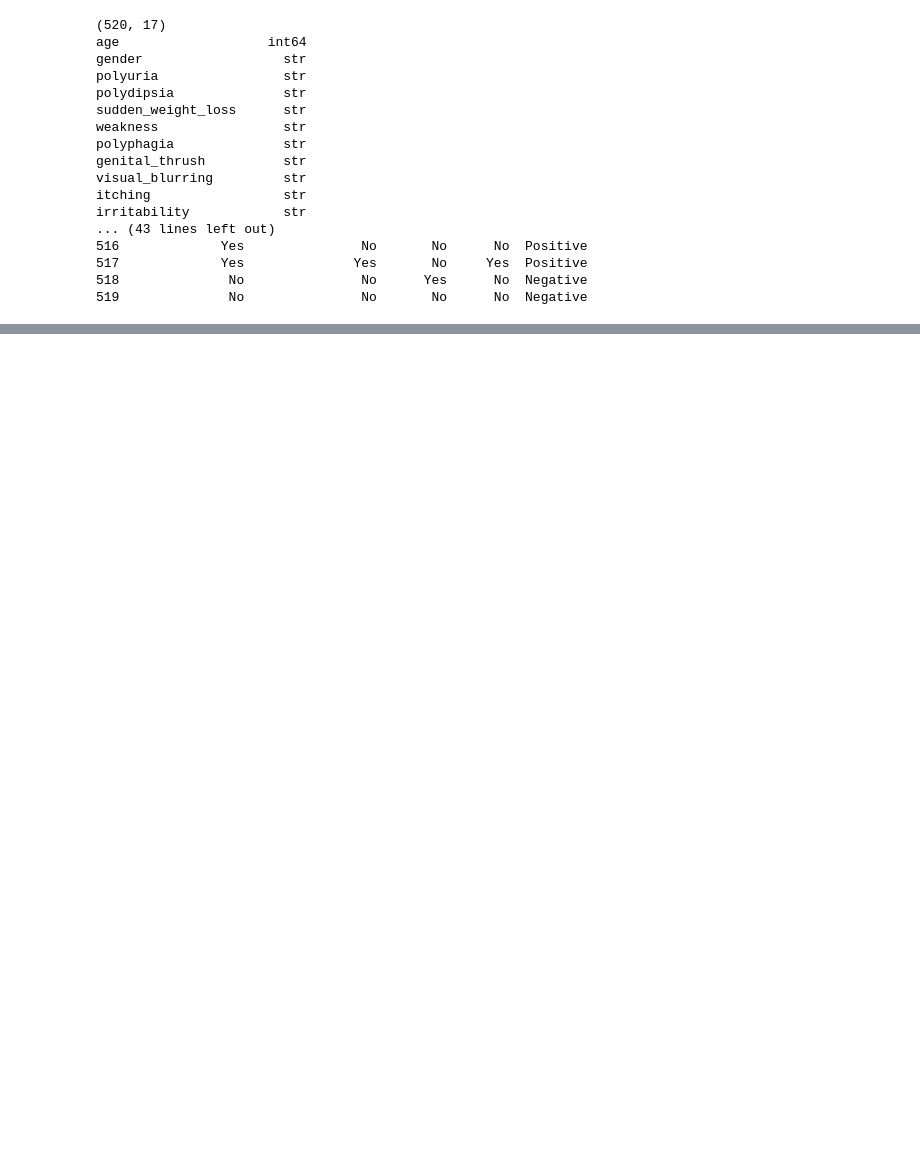
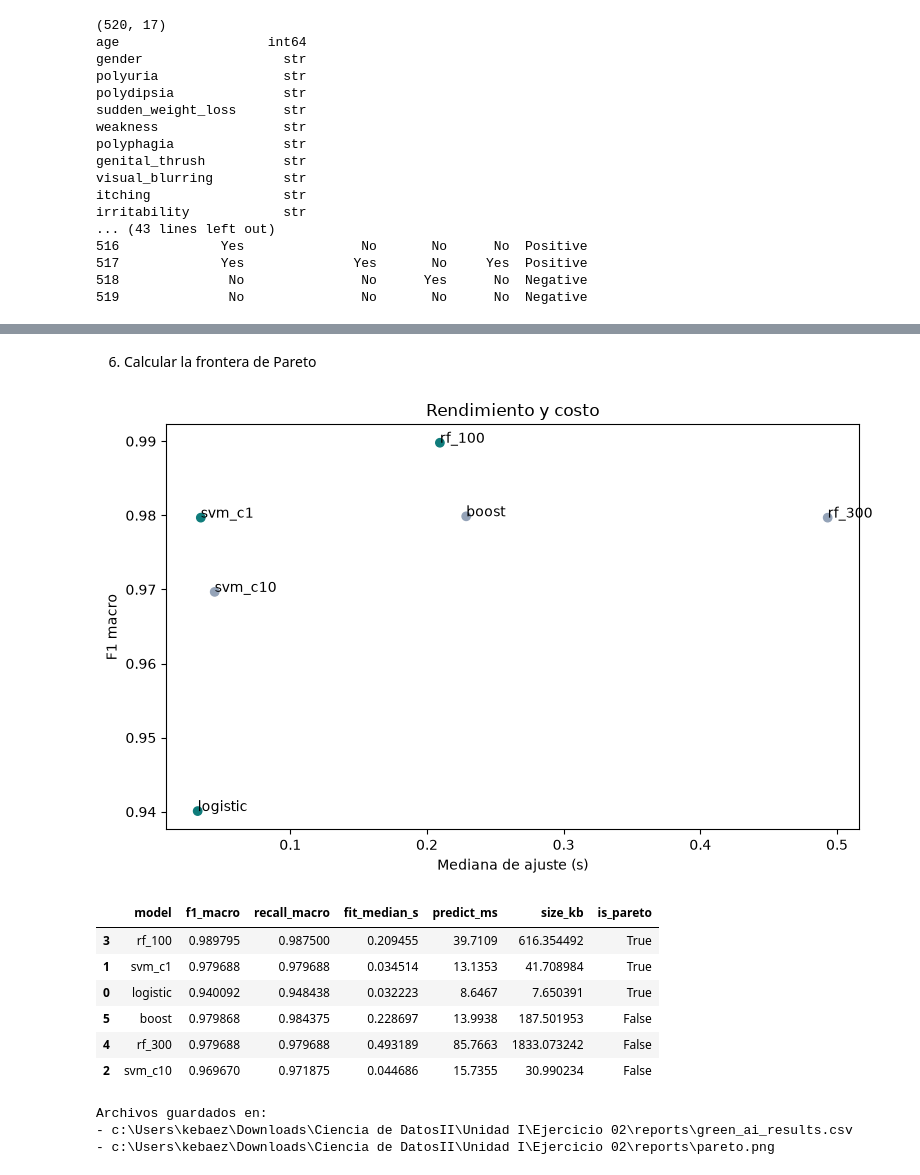
Before and after one commit to kendyb18-dotcom/Ciencia-de-Datos-II, a Jupyter notebook: Unidad I/Ejercicio 02/notebooks/ejercicio_02.ipynb, the cells around one changed output, grey strips where cells are left out. Drawn from its saved outputs; the diff is of its cells as text; code cells hidden in the pictures; blank space fills up the shorter version.

Commit message:
feat: compare ensembles PCA and Green AI costs

```diff
--- a/Unidad I/Ejercicio 02/notebooks/ejercicio_02.ipynb
+++ b/Unidad I/Ejercicio 02/notebooks/ejercicio_02.ipynb
@@ -26,0 +156,14 @@ irritability            str
+# %%
+from sklearn.ensemble import RandomForestClassifier, HistGradientBoostingClassifier
+from sklearn.linear_model import LogisticRegression
+from sklearn.pipeline import Pipeline
+from sklearn.svm import SVC
+
+models = {
+    "logistic": Pipeline([("prep",preprocess),("model",LogisticRegression(max_iter=2000))]),
+    "svm_c1": Pipeline([("prep",preprocess),("model",SVC(C=1,random_state=42))]),
+    "svm_c10": Pipeline([("prep",preprocess),("model",SVC(C=10,random_state=42))]),
+    "rf_100": Pipeline([("prep",preprocess),("model",RandomForestClassifier(n_estimators=100,max_depth=8,random_state=42,n_jobs=-1))]),
+    "rf_300": Pipeline([("prep",preprocess),("model",RandomForestClassifier(n_estimators=300,max_depth=8,random_state=42,n_jobs=-1))]),
+    "boost": Pipeline([("prep",preprocess),("model",HistGradientBoostingClassifier(max_depth=6,random_state=42))])
+}
@@ -26,0 +297,59 @@ irritability            str
+# %% [markdown]
+6. Calcular la frontera de Pareto
+# %%
+import matplotlib.pyplot as plt
+import pandas as pd
+from pathlib import Path
+
+# Asegurar la ruta de reports en la raíz
+root_dir = Path.cwd()
+if root_dir.name == "notebooks":
+    root_dir = root_dir.parent
+reports_dir = root_dir / "reports"
+
+# --- PASO 6: Calcular la frontera de Pareto ---
+def pareto_flags(df, score="f1_macro", cost="fit_median_s"):
+    flags=[]
+    for _, row in df.iterrows():
+        dominated = ((df[score] >= row[score]) & (df[cost] <= row[cost]) &
+                     ((df[score] > row[score]) | (df[cost] < row[cost]))).any()
+        flags.append(not bool(dominated))
+    return flags
+
+results["is_pareto"] = pareto_flags(results)
+
+# Guardar resultados en CSV
+csv_path = reports_dir / "green_ai_results.csv"
+results.to_csv(csv_path, index=False)
+
+# --- PASO 7: Dibujar y cuantificar la decisión ---
+fig, ax = plt.subplots(figsize=(8, 5))
+colors = results.is_pareto.map({True: "#0f7c7b", False: "#94a3b8"})
+ax.scatter(results.fit_median_s, results.f1_macro, c=colors)
+
+for _, r in results.iterrows():
+    ax.annotate(r.model, (r.fit_median_s, r.f1_macro))
+
+ax.set(xlabel="Mediana de ajuste (s)", ylabel="F1 macro", title="Rendimiento y costo")
+plt.tight_layout()
+
+# Guardar gráfico
+pareto_path = reports_dir / "pareto.png"
+plt.savefig(pareto_path, dpi=160)
+plt.show()
+
+# Mostrar la tabla final ordenada
+display(results.sort_values(["is_pareto", "f1_macro"], ascending=[False, False]))
+print(f"Archivos guardados en:\n- {csv_path.absolute()}\n- {pareto_path.absolute()}")
+# %% [output]
+[figure, added]
+|  | model | f1_macro | recall_macro | fit_median_s | predict_ms | size_kb | is_pareto |
+| 3 | rf_100 | 0.989795 | 0.987500 | 0.209455 | 39.7109 | 616.354492 | True |
+| 1 | svm_c1 | 0.979688 | 0.979688 | 0.034514 | 13.1353 | 41.708984 | True |
+| 0 | logistic | 0.940092 | 0.948438 | 0.032223 | 8.6467 | 7.650391 | True |
+| 5 | boost | 0.979868 | 0.984375 | 0.228697 | 13.9938 | 187.501953 | False |
+| 4 | rf_300 | 0.979688 | 0.979688 | 0.493189 | 85.7663 | 1833.073242 | False |
+| 2 | svm_c10 | 0.969670 | 0.971875 | 0.044686 | 15.7355 | 30.990234 | False |
+Archivos guardados en:
+- c:\Users\kebaez\Downloads\Ciencia de DatosII\Unidad I\Ejercicio 02\reports\green_ai_results.csv
+- c:\Users\kebaez\Downloads\Ciencia de DatosII\Unidad I\Ejercicio 02\reports\pareto.png
```
Also changed, not shown: parts of 21 cells of this notebook, 10 other files.
